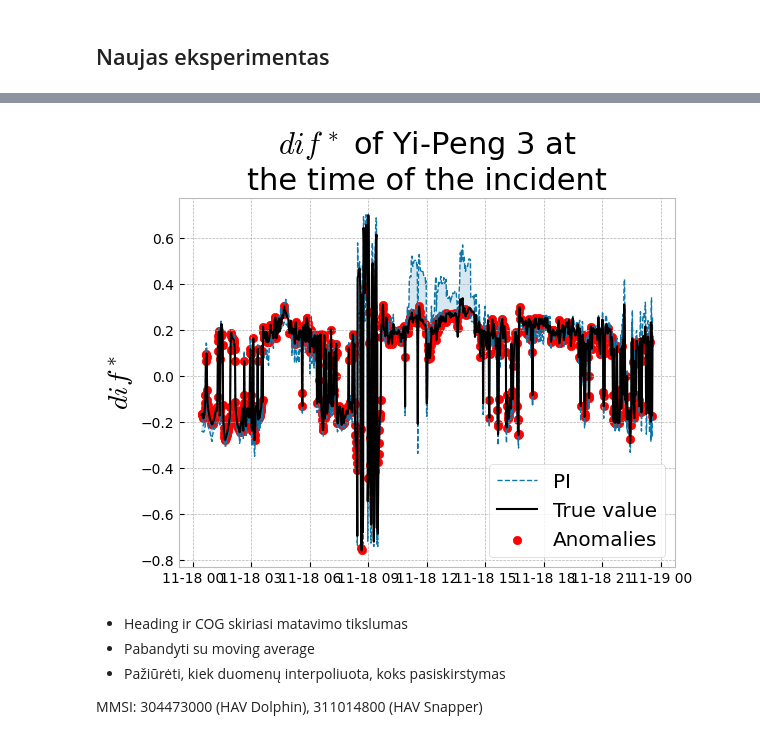
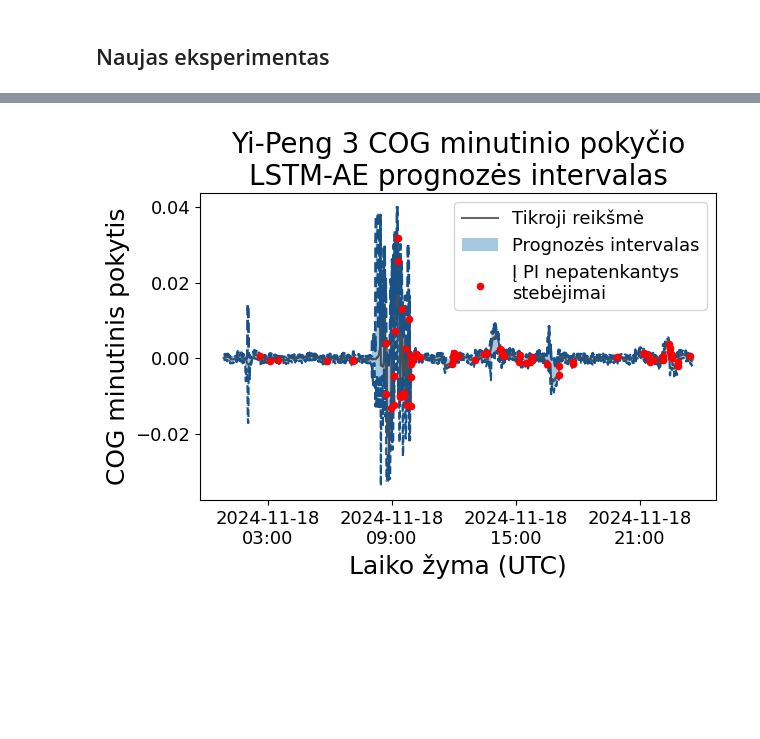
Before and after one commit to lukasjanusauskas/lukas-jan-kursinis-projektas, a Jupyter notebook: notebooks/anomalijos-patikra-qrf.ipynb, the cells around one changed output, grey strips where cells are left out. Drawn from its saved outputs; the diff is of its cells as text; code cells hidden in the pictures; blank space fills up the shorter version.

```diff
--- a/notebooks/anomalijos-patikra-qrf.ipynb
+++ b/notebooks/anomalijos-patikra-qrf.ipynb
@@ -164,3 +18,0 @@ with open('../output/qrf_last_ste.pkl', 'wb+') as f:
-# %%
-x = np.load('../anom-x.npy')
-y = np.load('../anom-y.npy')
@@ -202,12 +18,0 @@ plt.legend()
-# %%
-x = np.load('../anom-x.npy')
-y = np.load('../anom-y.npy')
-
-X_train = np.load('../X_train_COGoutput.npy')
-y_train = np.load('../y_train_COGoutput.npy')
-
-X_train = np.concatenate( [X_train[:, :, [0]], X_train[:, :, 2:]], axis=2)
-reshape_params = (-1, X_train.shape[1]*X_train.shape[2])
-
-X_train = X_train.reshape(reshape_params)
-y_train = y_train[:, 0].ravel()
@@ -236,3 +18,0 @@ RandomForestQuantileRegressor(max_depth=8, n_estimators=256, n_jobs=-1,
-# %%
-x = np.concatenate( [x[:, :, [0]], x[:, :, 2:]], axis=2)
-qrf_model.predict(x.reshape(-1, x.shape[1]*x.shape[2]), [0.025, 0.5, 0.975])
@@ -323,2 +18,0 @@ import pandas as pd
-# %%
-y = pd.Series( data=y[:, 0].ravel() ).rolling(25).mean().dropna().values
@@ -462,17 +19,43 @@ plot_pi(
-# %%
-plot_pi(
-    y_arr_not_smooth[:, 0, 1],
-    y_low_not_smooth[:, 0, 1],
-    y_high_not_smooth[:, 0, 1],
-    r'$dif^*$',
-    timestamps_not_smooth
-)
-# %% [output]
-[figure, removed]
-# %% [markdown]
-- Heading ir COG skiriasi matavimo tikslumas
-- Pabandyti su moving average
-- Pažiūrėti, kiek duomenų interpoliuota, koks pasiskirstymas
-
-
-MMSI: 304473000 (HAV Dolphin), 311014800 (HAV Snapper)
+# %%
+from datetime import datetime
+import matplotlib.pyplot as plt
+timestamps = list(pd.date_range(start=datetime(2024,11,18,0,0), end=datetime(2024,11,19,0,0), freq='60s')[51:-26])
+
+anomalies_x = []
+anomalies_y = []
+y_flat = y[:, 0, 0].ravel()
+
+for i in range(y.shape[0]):
+
+    if y[i, 0, 0].ravel() < y_low[i]:
+        anomalies_x.append( timestamps[i] )
+        anomalies_y.append( y_flat[i] )
+
+    elif y[i, 0, 0].ravel() > y_high[i]:
+        anomalies_x.append( timestamps[i] )
+        anomalies_y.append( y_flat[i] )
+
+plt.plot(timestamps, y[:, 0, 0].ravel(), label = "Tikroji reikšmė", color='black', alpha=0.6)
+plt.plot(timestamps, y_high.ravel(), color='#185288', linestyle='--', linewidth=2)
+plt.plot(timestamps, y_low.ravel(), color="#185288", linestyle='--')
+
+plt.xticks(
+    ticks=[datetime(2024,11,18, 3+x*6,0) for x in range(0, 4)],
+    labels=[f"2024-11-18\n{(3+x*6):02}:00" for x in range(0, 4)],
+)
+plt.tick_params(axis='both', which='both', labelsize=13)
+
+plt.xlabel('Laiko žyma (UTC)', size=18)
+plt.ylabel('COG minutinis pokytis', size=18)
+plt.title('Yi-Peng 3 COG minutinio pokyčio\nLSTM-AE prognozės intervalas', size=20)
+
+plt.fill_between(timestamps, y1=y_low.ravel(), y2=y_high.ravel(), alpha=0.4, label='Prognozės intervalas')
+plt.scatter(anomalies_x, anomalies_y, color='red', s=20, alpha=1.0, label='Į PI nepatenkantys\nstebėjimai', zorder=5)
+plt.legend(fontsize=13)
+
+plt.tight_layout()
+plt.savefig("cog-difference-res-qrf.png", dpi=750)
+
+plt.show()
+# %% [output]
+[figure, added]
```
Also changed, not shown: parts of 57 cells of this notebook, 40 other files.
